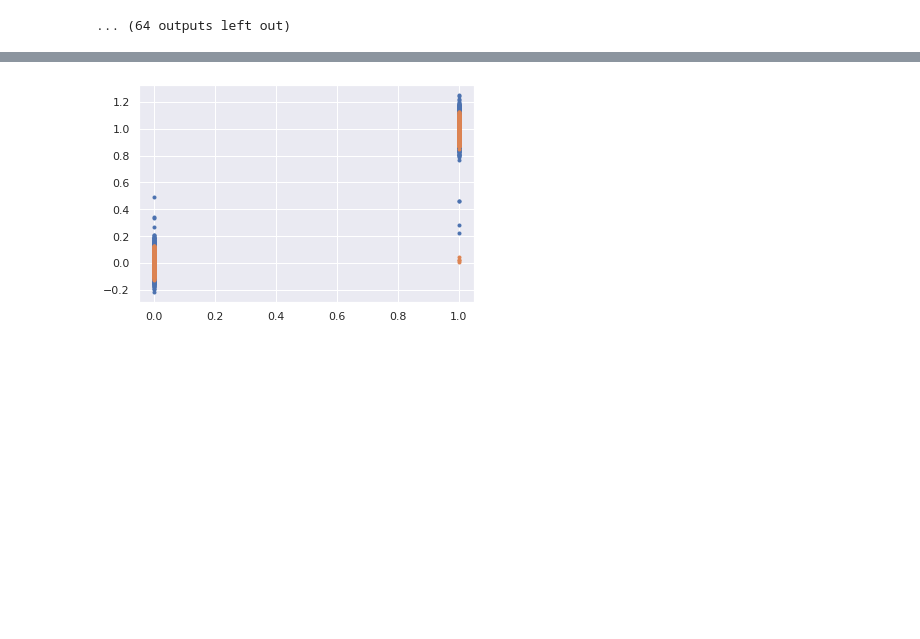
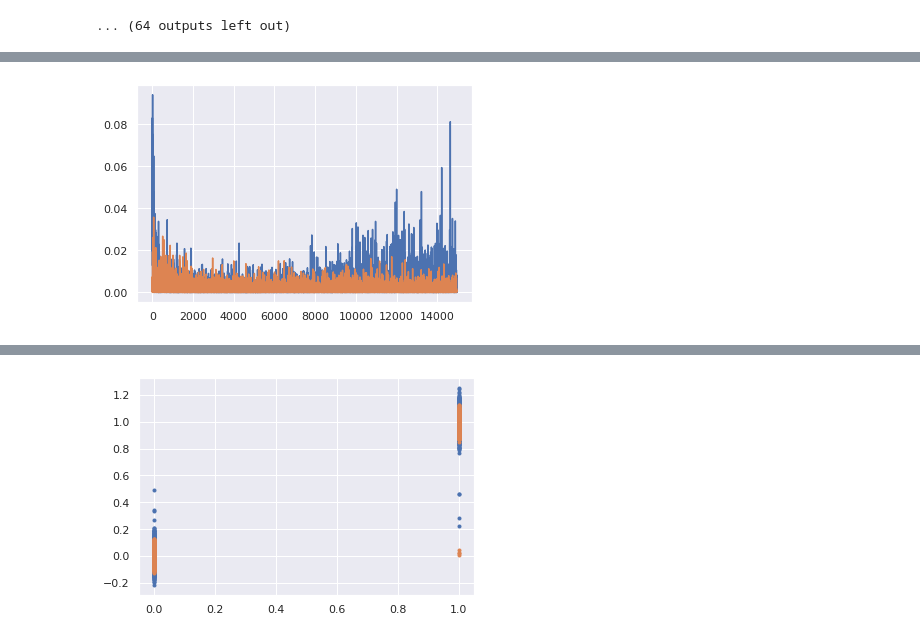
Before and after one commit to FabianSchubert/DrivenRandNetworkCriticality, a Jupyter notebook: code/RFOL_vs_RTRL.ipynb, the cells around one changed output, grey strips where cells are left out. Cells and saved outputs as stored; diff of their text form; code cells hidden in the pictures; blank space fills up the shorter version.

```diff
--- a/code/RFOL_vs_RTRL.ipynb
+++ b/code/RFOL_vs_RTRL.ipynb
@@ -396,0 +501,6 @@ plt.show()
+# %%
+plt.plot(E[50:])
+plt.plot(E_RTRL[50:])
+plt.show()
+# %% [output]
+[figure, added]
```
Also changed, not shown: parts of 27 cells of this notebook, 35 other files.
